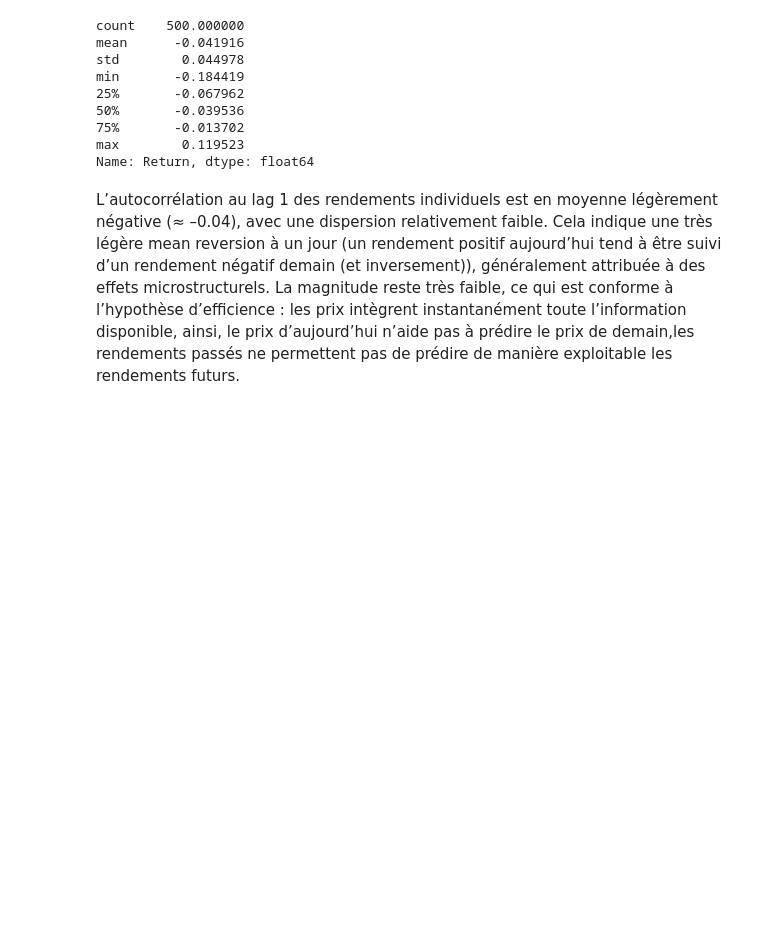
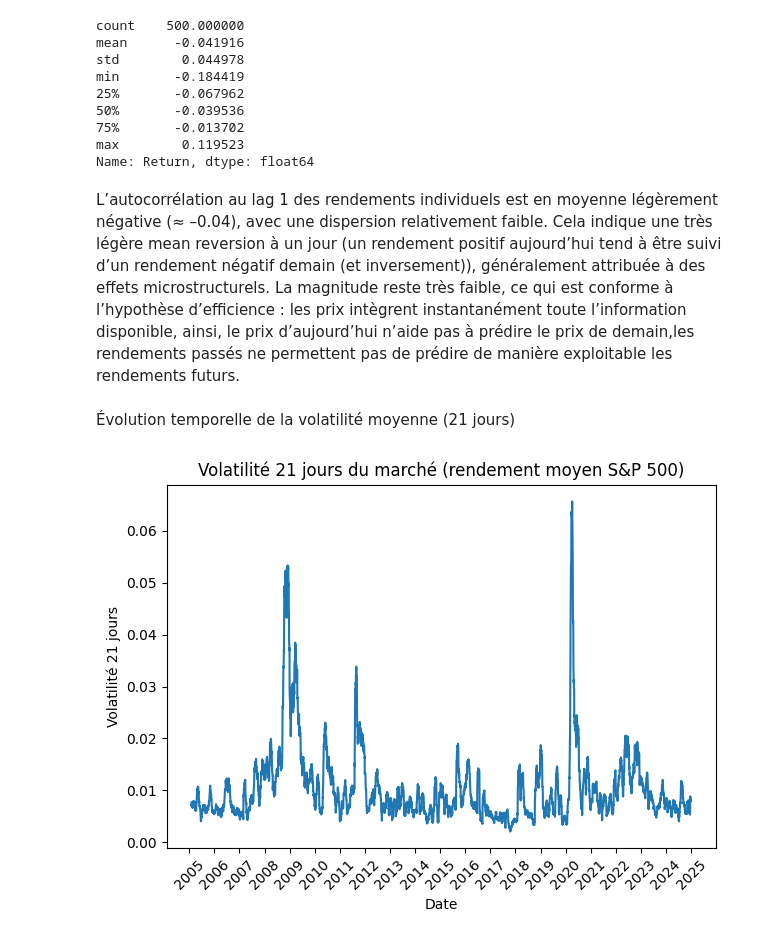
Before and after one commit to diabitbol/alpha-ranking-benchmark, a Jupyter notebook: description/description_1.ipynb, the cells around one changed output. Saved outputs shown, nothing was run; the diff lists cells and outputs as text; code cells hidden in the pictures; blank space fills up the shorter version.

```diff
--- a/description/description_1.ipynb
+++ b/description/description_1.ipynb
@@ -144,3 +144,40 @@ max        0.119523
 Name: Return, dtype: float64
 # %% [markdown]
 L’autocorrélation au lag 1 des rendements individuels est en moyenne légèrement négative (≈ –0.04), avec une dispersion relativement faible. Cela indique une très légère mean reversion à un jour (un rendement positif aujourd’hui tend à être suivi d’un rendement négatif demain (et inversement)), généralement attribuée à des effets microstructurels. La magnitude reste très faible, ce qui est conforme à l’hypothèse d’efficience : les prix intègrent instantanément toute l’information disponible, ainsi, le prix d’aujourd’hui n’aide pas à prédire le prix de demain,les rendements passés ne permettent pas de prédire de manière exploitable les rendements futurs.
+# %% [markdown]
+Évolution temporelle de la volatilité moyenne (21 jours)
+# %%
+import pandas as pd
+import matplotlib.pyplot as plt
+import matplotlib.dates as mdates
+
+# 1) S'assurer que Date est bien en datetime
+df['Date'] = pd.to_datetime(df['Date'])
+
+# 2) Trier par date et mettre Date en index
+df = df.sort_values(['Date', 'Ticker'])
+df = df.set_index('Date')
+
+# 3) Calculer le rendement moyen par jour (égal-pondéré)
+market_return = df.groupby(df.index)['Return'].mean()
+
+# 4) Volatilité 21 jours
+market_vol_21 = market_return.rolling(window=21).std()
+
+# 5) Plot avec années correctes
+fig, ax = plt.subplots()
+ax.plot(market_vol_21.index, market_vol_21.values)
+
+ax.set_title("Volatilité 21 jours du marché (rendement moyen S&P 500)")
+ax.set_xlabel("Date")
+ax.set_ylabel("Volatilité 21 jours")
+
+# Ticks = années
+ax.xaxis.set_major_locator(mdates.YearLocator())           # tous les ans
+ax.xaxis.set_major_formatter(mdates.DateFormatter('%Y'))   # format '2005', '2006', ...
+
+plt.xticks(rotation=45)
+plt.tight_layout()
+plt.show()
+# %% [output]
+[figure, added]
```
Also changed, not shown: parts of 2 cells of this notebook, 1 other file.
